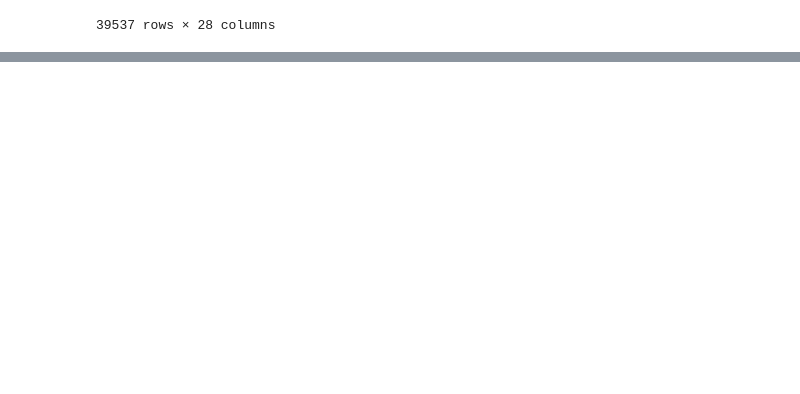
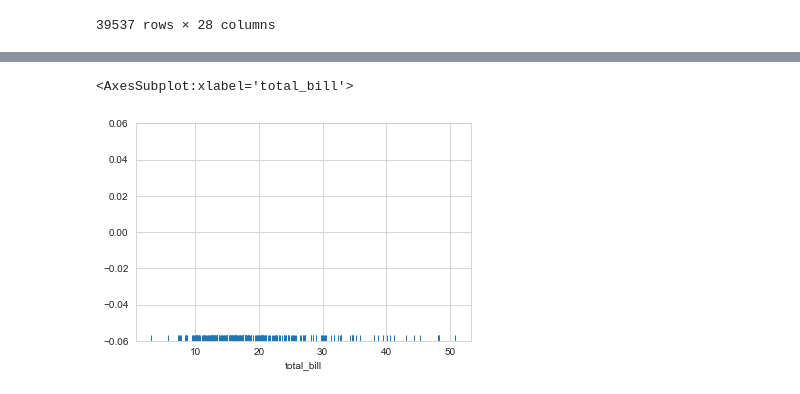
Before and after one commit to amir-nrfkn/U-PyForDS, a Jupyter notebook: code/practice_file.ipynb, the cells around one changed output, grey strips where cells are left out. Cells and saved outputs as stored; diff of their text form; code cells hidden in the pictures; blank space fills up the shorter version.

```diff
--- a/code/practice_file.ipynb
+++ b/code/practice_file.ipynb
@@ -124,0 +167,5 @@ df.xs(1, level='numbers')
+# %%
+sns.rugplot(tips['total_bill'])
+# %% [output]
+<AxesSubplot:xlabel='total_bill'>
+[figure, added]
```
Also changed, not shown: parts of 24 cells of this notebook.
